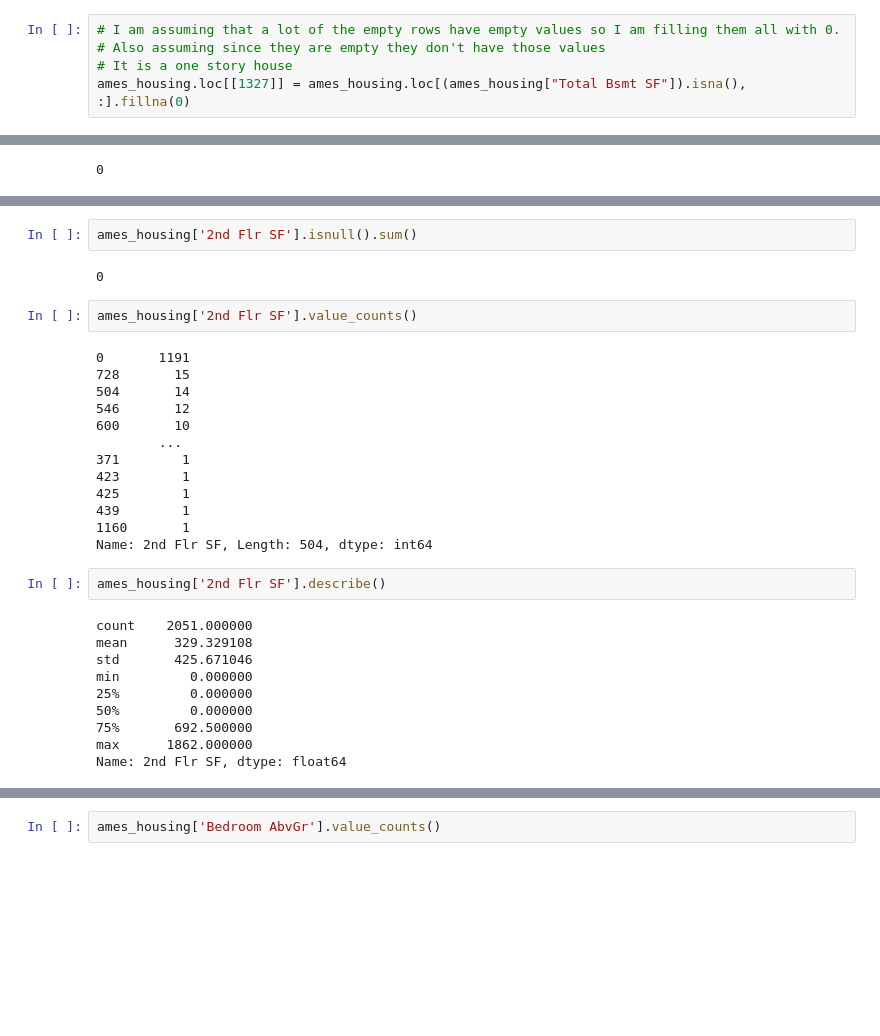
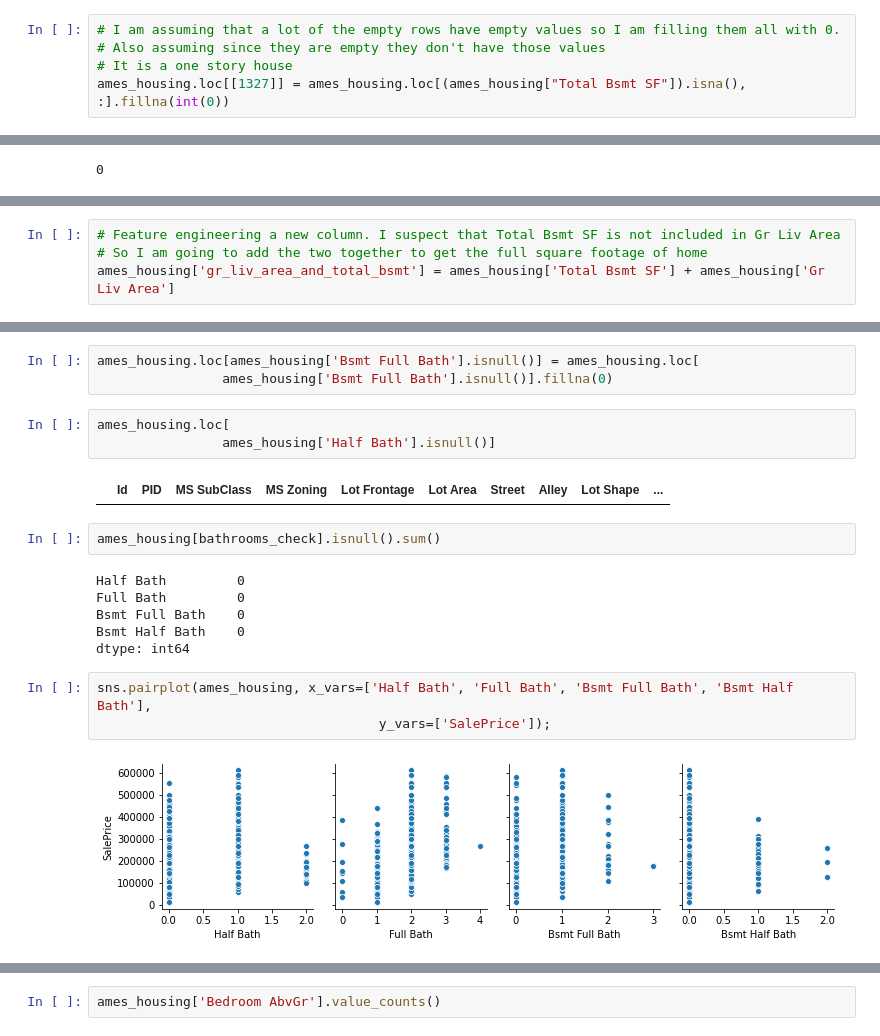
Before and after one commit to roycephillipsjr/GA_project_2, a Jupyter notebook: code/01_EDA_and_Cleaning.ipynb, the cells around one changed output, grey strips where cells are left out. Cells and saved outputs as stored; diff of their text form; blank space fills up the shorter version.

```diff
--- a/code/01_EDA_and_Cleaning.ipynb
+++ b/code/01_EDA_and_Cleaning.ipynb
@@ -224,7 +222,7 @@ ames_housing.loc[[1327]]
 # I am assuming that a lot of the empty rows have empty values so I am filling them all with 0.
 # Also assuming since they are empty they don't have those values
 # It is a one story house
-ames_housing.loc[[1327]] = ames_housing.loc[(ames_housing["Total Bsmt SF"]).isna(), :].fillna(0)
+ames_housing.loc[[1327]] = ames_housing.loc[(ames_housing["Total Bsmt SF"]).isna(), :].fillna(int(0))
 # %%
 # Checking to see of my code worked
 ames_housing.loc[(ames_housing["Total Bsmt SF"]).isna()]
@@ -384,0 +432,4 @@ Name: 1st Flr SF, dtype: float64
+# %%
+# Feature engineering a new column. I suspect that Total Bsmt SF is not included in Gr Liv Area
+# So I am going to add the two together to get the full square footage of home
+ames_housing['gr_liv_area_and_total_bsmt'] = ames_housing['Total Bsmt SF'] + ames_housing['Gr Liv Area']
@@ -385,31 +457,21 @@ Name: 1st Flr SF, dtype: float64
+# %%
+ames_housing.loc[ames_housing['Bsmt Full Bath'].isnull()] = ames_housing.loc[
+                ames_housing['Bsmt Full Bath'].isnull()].fillna(0)
+# %%
+ames_housing.loc[
+                ames_housing['Half Bath'].isnull()]
+# %% [output]
+|  | Id | PID | MS SubClass | MS Zoning | Lot Frontage | Lot Area | Street | Alley | Lot Shape | ... |
 # %%
-ames_housing['2nd Flr SF'].isnull().sum()
+ames_housing[bathrooms_check].isnull().sum()
 # %% [output]
-0
+Half Bath         0
+Full Bath         0
+Bsmt Full Bath    0
+Bsmt Half Bath    0
+dtype: int64
-# %%
-ames_housing['2nd Flr SF'].value_counts()
-# %% [output]
-0       1191
-728       15
-504       14
-546       12
-600       10
-        ...
-371        1
-423        1
-425        1
-439        1
-1160       1
-Name: 2nd Flr SF, Length: 504, dtype: int64
-# %%
-ames_housing['2nd Flr SF'].describe()
-# %% [output]
-count    2051.000000
-mean      329.329108
-std       425.671046
-min         0.000000
-25%         0.000000
-50%         0.000000
-75%       692.500000
-max      1862.000000
-Name: 2nd Flr SF, dtype: float64
+# %%
+sns.pairplot(ames_housing, x_vars=['Half Bath', 'Full Bath', 'Bsmt Full Bath', 'Bsmt Half Bath'],
+                                    y_vars=['SalePrice']);
+# %% [output]
+[figure, added]
```
Also changed, not shown: parts of 135 cells of this notebook.
